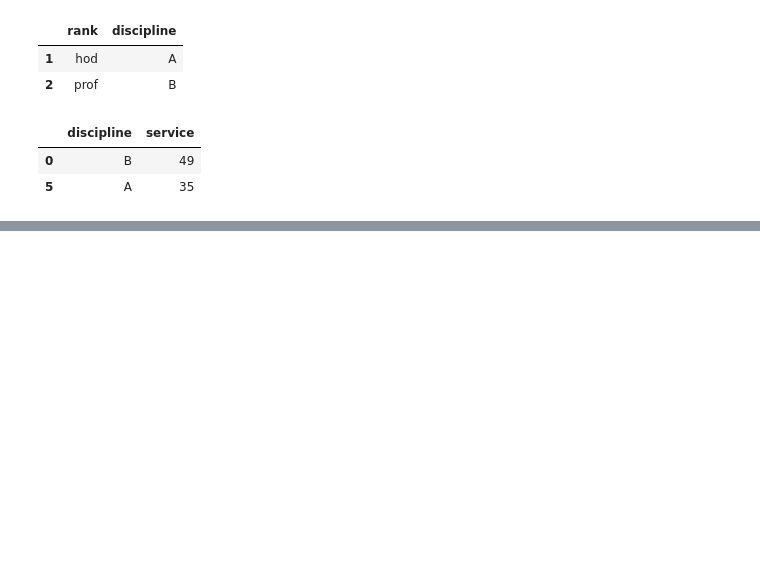
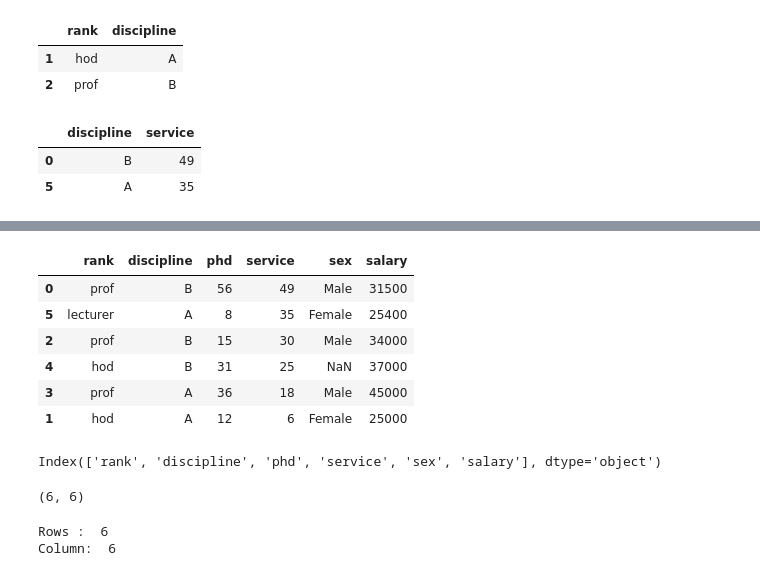
Before and after one commit to Netra-Tek/Data-Analysis, a Jupyter notebook: EmployeeAnalysis.ipynb, the cells around one changed output, grey strips where cells are left out. Saved outputs shown, nothing was run; the diff lists cells and outputs as text; code cells hidden in the pictures; blank space fills up the shorter version.

```diff
--- a/EmployeeAnalysis.ipynb
+++ b/EmployeeAnalysis.ipynb
@@ -322,0 +338,30 @@ df.iloc[[0,5], [1,3]]
+# %%
+#We can sort the data using 2 or more columns
+df_sorting = df.sort_values(by=['service','salary'],ascending=False)
+df_sorting
+# %% [output]
+|  | rank | discipline | phd | service | sex | salary |
+| 0 | prof | B | 56 | 49 | Male | 31500 |
+| 5 | lecturer | A | 8 | 35 | Female | 25400 |
+| 2 | prof | B | 15 | 30 | Male | 34000 |
+| 4 | hod | B | 31 | 25 | NaN | 37000 |
+| 3 | prof | A | 36 | 18 | Male | 45000 |
+| 1 | hod | A | 12 | 6 | Female | 25000 |
+# %%
+# show columns name
+df.columns
+# %% [output]
+Index(['rank', 'discipline', 'phd', 'service', 'sex', 'salary'], dtype='object')
+# %%
+#Return rows and Column
+df.shape
+# %% [output]
+(6, 6)
+# %%
+#find total rows and Column
+rows,column = df.shape
+print("Rows : ", rows)
+print("Column: ", column)
+# %% [output]
+Rows :  6
+Column:  6
```
Also changed, not shown: parts of 7 cells of this notebook.
